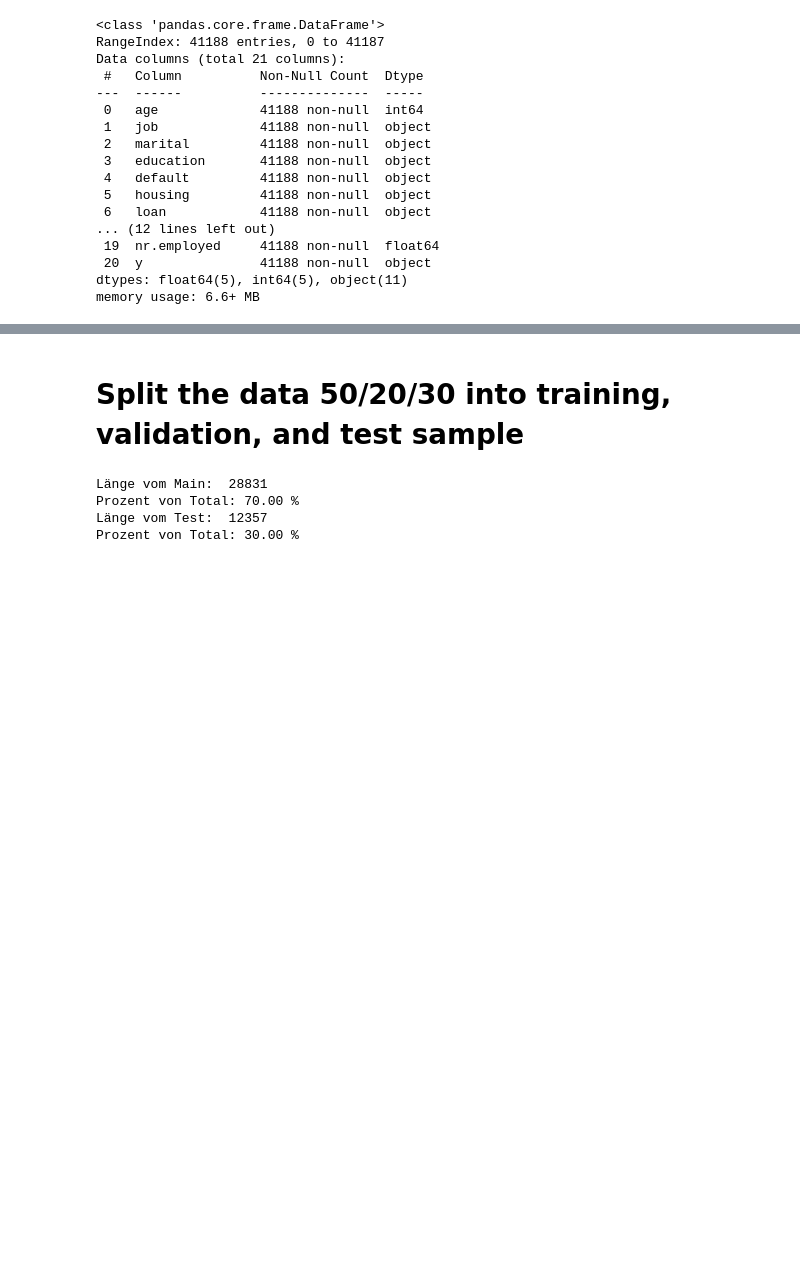
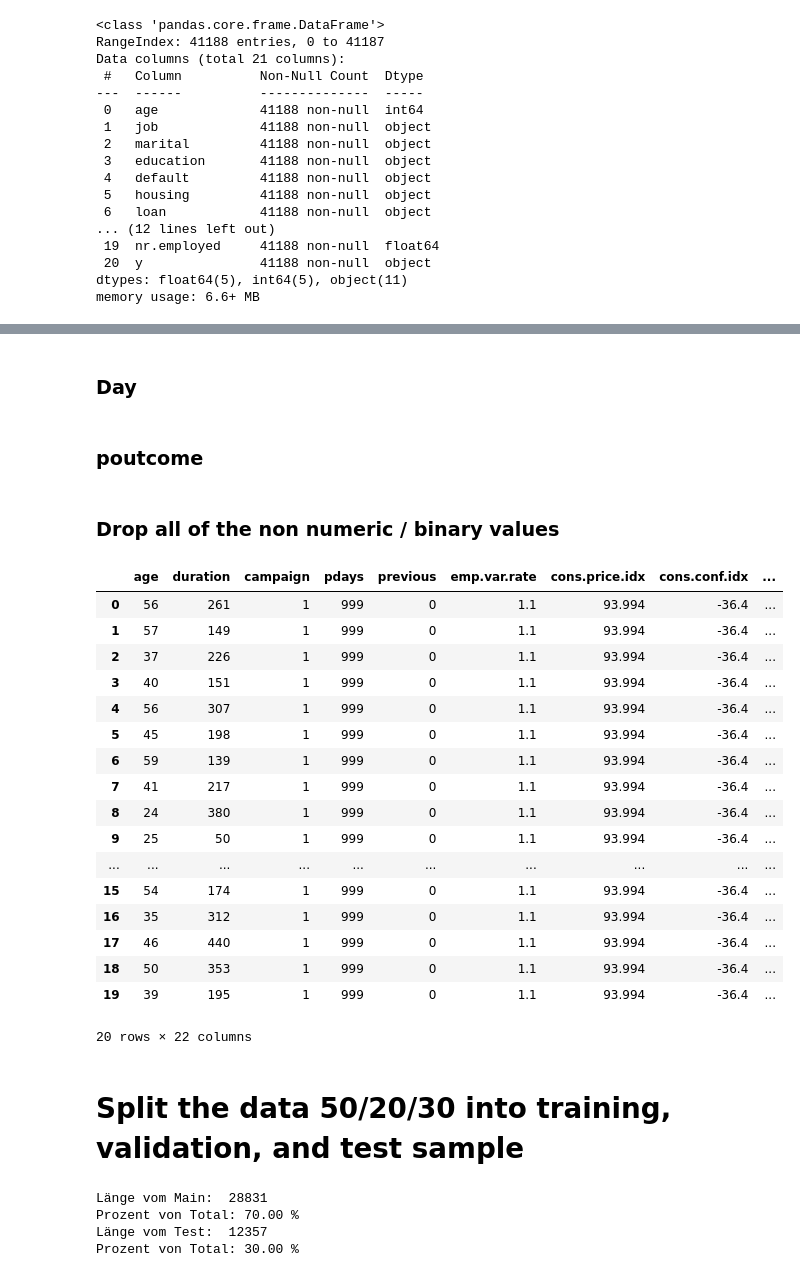
Before and after one commit to Liomat97/AQM-UCI-Machine-Learning, a Jupyter notebook: AQM Test.ipynb, the cells around one changed output, grey strips where cells are left out. Saved outputs shown, nothing was run; the diff lists cells and outputs as text; code cells hidden in the pictures; blank space fills up the shorter version.

```diff
--- a/AQM Test.ipynb
+++ b/AQM Test.ipynb
@@ -283,0 +306,2 @@ data_clean.head(20)
+# %% [markdown]
+### Day
@@ -283,0 +326,2 @@ data_clean.head(20)
+# %% [markdown]
+### poutcome
@@ -284,5 +344,29 @@ data_clean.head(20)
+# %% [markdown]
+### Drop all of the non numeric / binary values
+# %%
+data_clean.drop(['job', 'marital', 'education', 'default', 'housing', 'loan', 'contact', 'month', 'day_of_week', 'poutcome'], axis=1, inplace=True)
+data_clean.head(20)
+# %% [output]
+|  | age | duration | campaign | pdays | previous | emp.var.rate | cons.price.idx | cons.conf.idx | ... |
+| 0 | 56 | 261 | 1 | 999 | 0 | 1.1 | 93.994 | -36.4 | ... |
+| 1 | 57 | 149 | 1 | 999 | 0 | 1.1 | 93.994 | -36.4 | ... |
+| 2 | 37 | 226 | 1 | 999 | 0 | 1.1 | 93.994 | -36.4 | ... |
+| 3 | 40 | 151 | 1 | 999 | 0 | 1.1 | 93.994 | -36.4 | ... |
+| 4 | 56 | 307 | 1 | 999 | 0 | 1.1 | 93.994 | -36.4 | ... |
+| 5 | 45 | 198 | 1 | 999 | 0 | 1.1 | 93.994 | -36.4 | ... |
+| 6 | 59 | 139 | 1 | 999 | 0 | 1.1 | 93.994 | -36.4 | ... |
+| 7 | 41 | 217 | 1 | 999 | 0 | 1.1 | 93.994 | -36.4 | ... |
+| 8 | 24 | 380 | 1 | 999 | 0 | 1.1 | 93.994 | -36.4 | ... |
+| 9 | 25 | 50 | 1 | 999 | 0 | 1.1 | 93.994 | -36.4 | ... |
+| ... | ... | ... | ... | ... | ... | ... | ... | ... | ... |
+| 15 | 54 | 174 | 1 | 999 | 0 | 1.1 | 93.994 | -36.4 | ... |
+| 16 | 35 | 312 | 1 | 999 | 0 | 1.1 | 93.994 | -36.4 | ... |
+| 17 | 46 | 440 | 1 | 999 | 0 | 1.1 | 93.994 | -36.4 | ... |
+| 18 | 50 | 353 | 1 | 999 | 0 | 1.1 | 93.994 | -36.4 | ... |
+| 19 | 39 | 195 | 1 | 999 | 0 | 1.1 | 93.994 | -36.4 | ... |
+20 rows × 22 columns
 # %% [markdown]
-# Split the data 50/20/30 into training, validation, and test sample
+# **Split the data 50/20/30 into training, validation, and test sample**
 # %%
 # https://www.youtube.com/watch?v=ZHPwPHkrT4I
 # https://www.youtube.com/watch?v=k9cuKNnLF9w
```
Also changed, not shown: parts of 28 cells of this notebook.
